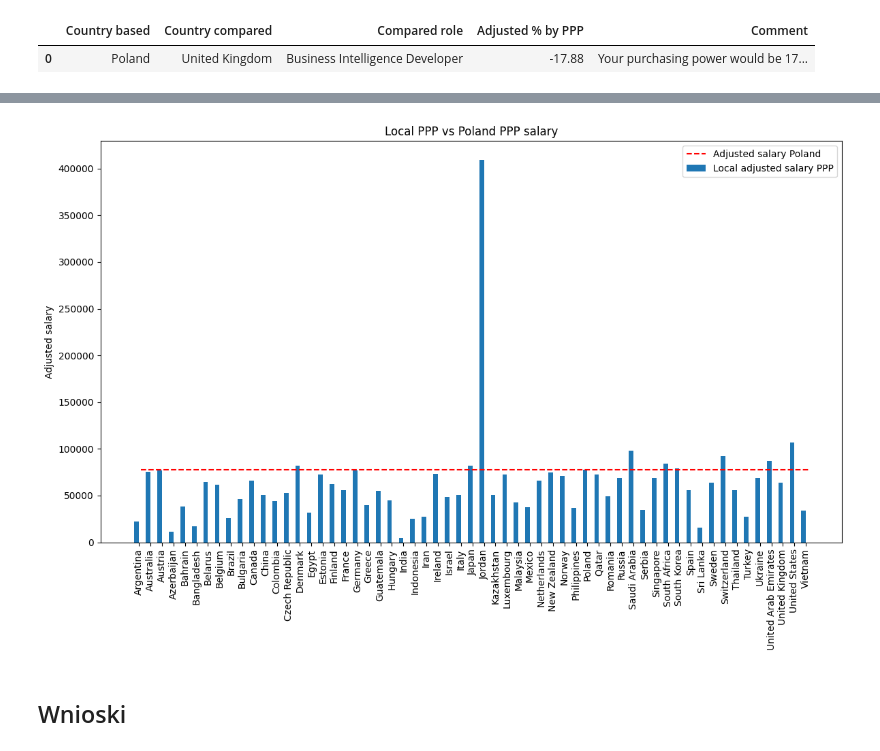
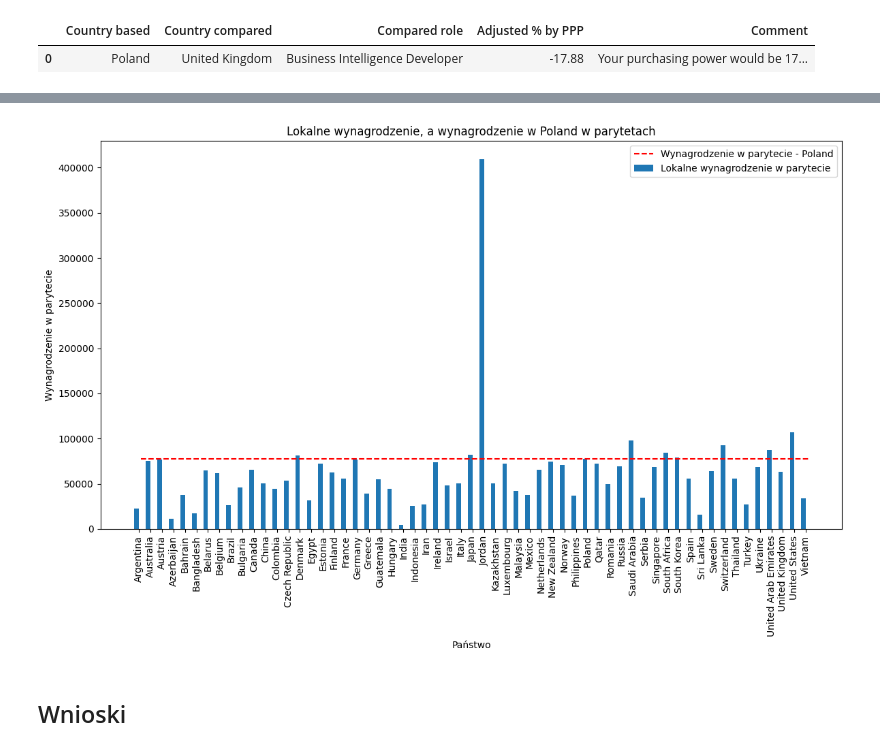
Before and after one commit to pstano1/salaries-in-data-analysis, a Jupyter notebook: raport.ipynb, the cells around one changed output, grey strips where cells are left out. Drawn from its saved outputs; the diff is of its cells as text; code cells hidden in the pictures.

```diff
--- a/raport.ipynb
+++ b/raport.ipynb
@@ -560,23 +570,24 @@ comparison_set.query(f'Country == "{desired_destination_country}" and Role == "{
 # %%
 comparison_chart_set = comparison_set.query(f'Role == "{my_role}"').copy()
 comparison_chart_set = comparison_chart_set[['Local adjusted salary PPP',f'Adjusted salary {country_of_origin}','Country']]
 
 countries = np.array(comparison_chart_set['Country'])
 
 bar_width = 0.4
 positions = np.arange(len(countries))
 
 plt.figure(figsize=(12, 8))
-plt.bar(positions - bar_width/2, comparison_chart_set[f'Local adjusted salary PPP'], width=bar_width, label='Local adjusted salary PPP')
-plt.plot(positions + bar_width/2, comparison_chart_set[f'Adjusted salary {country_of_origin}'], linestyle='--', color='red', label=f'Adjusted salary {country_of_origin}')
+plt.bar(positions - bar_width/2, comparison_chart_set[f'Local adjusted salary PPP'], width=bar_width, label='Lokalne wynagrodzenie w parytecie')
+plt.plot(positions + bar_width/2, comparison_chart_set[f'Adjusted salary {country_of_origin}'], linestyle='--', color='red', label=f'Wynagrodzenie w parytecie - {country_of_origin}')
 
-plt.ylabel(f'Adjusted salary')
-plt.title(f'Local PPP vs {country_of_origin} PPP salary')
+plt.ylabel(f'Wynagrodzenie w parytecie')
+plt.xlabel(f'Państwo')
+plt.title(f'Lokalne wynagrodzenie, a wynagrodzenie w {country_of_origin} w parytetach')
 plt.xticks(positions, countries, rotation=90)
 plt.legend()
 plt.tight_layout()
 plt.show()
 # %% [output]
-[figure, old version]
+[figure, new version]
 # %% [markdown]
 ## Wnioski
```
Also changed, not shown: parts of 5 cells of this notebook.
